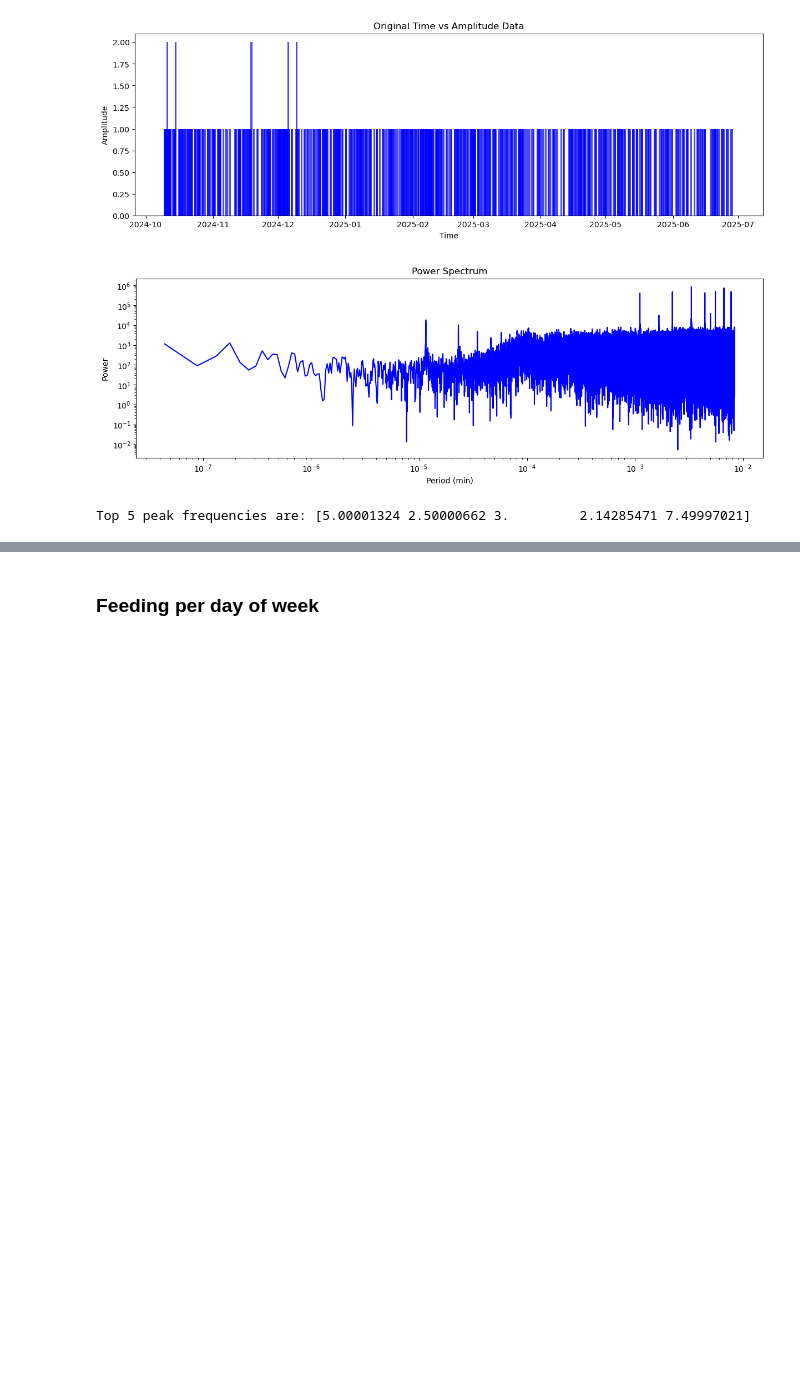
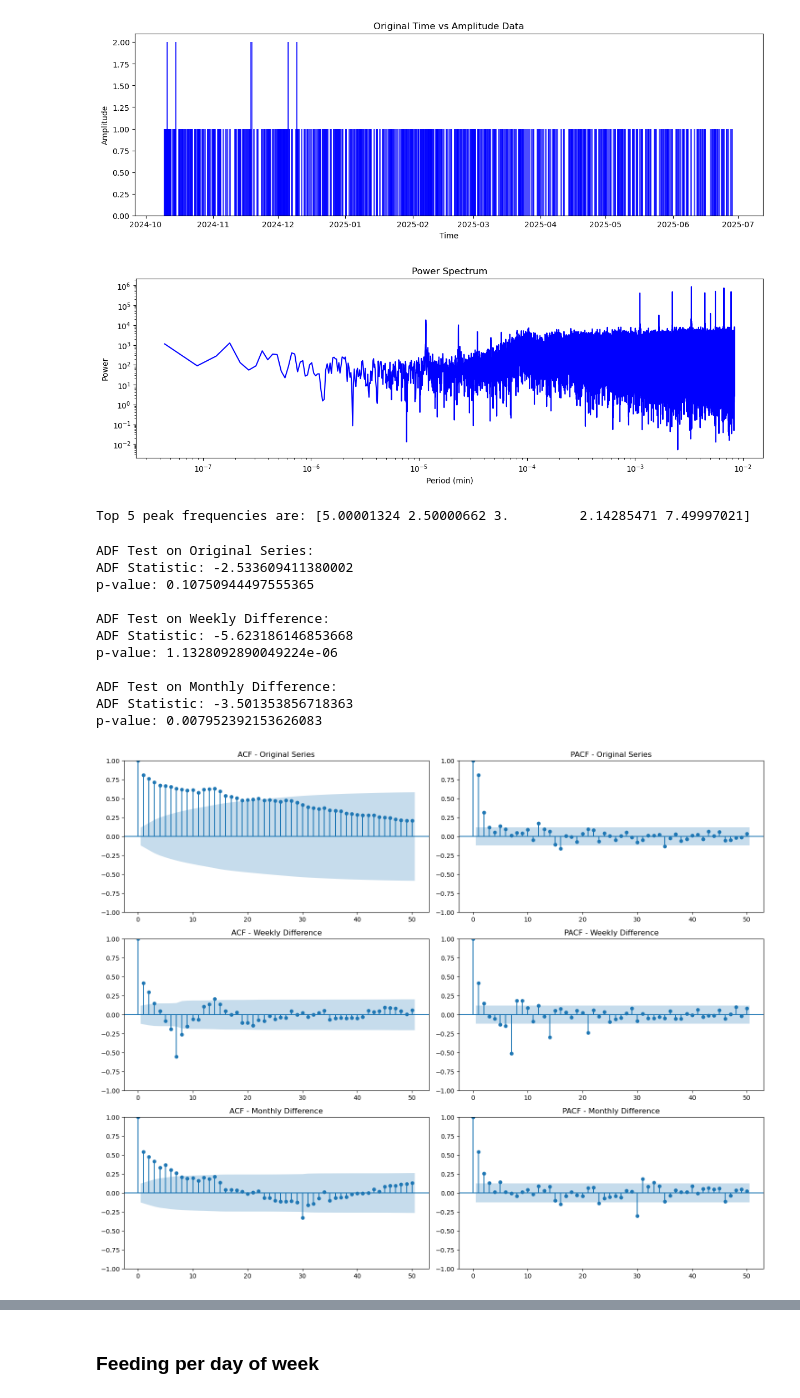
Before and after one commit to deividribeiro/baby_growth_tracking, a Jupyter notebook: mybaby.ipynb, the cells around one changed output, grey strips where cells are left out. Drawn from its saved outputs; the diff is of its cells as text; code cells hidden in the pictures; blank space fills up the shorter version.

Commit message:
Add some time series analysis (based on daily sums)

```diff
--- a/mybaby.ipynb
+++ b/mybaby.ipynb
@@ -246,3 +246,69 @@ top_5_peak_frequencies = peak_frequencies[np.argsort(power_spectrum[np.isin(freq
 print(f"Top 5 peak frequencies are: {(1/top_5_peak_frequencies[::-1])/60}")
 # %% [output]
 Top 5 peak frequencies are: [5.00001324 2.50000662 3.         2.14285471 7.49997021]
+# %%
+from statsmodels.tsa.stattools import adfuller
+from statsmodels.graphics.tsaplots import plot_acf, plot_pacf
+
+# Prepare the time series data from daily feeding totals
+df = get_type_data(full_df, 'bottle')
+daily_totals = group_and_sum_by_day(df, 'enteredDate', ['bottleAmount'], error_value=BOTTLE_ERR)
+feeding_ts = daily_totals['bottleAmount_sum']
+
+# Perform ADF test on original series
+print("ADF Test on Original Series:")
+result = adfuller(feeding_ts)
+print(f'ADF Statistic: {result[0]}')
+print(f'p-value: {result[1]}')
+
+# Create first difference weekly
+feeding_ts_diff_week = feeding_ts.diff(7).dropna()
+print("\nADF Test on Weekly Difference:")
+result = adfuller(feeding_ts_diff_week)
+print(f'ADF Statistic: {result[0]}')
+print(f'p-value: {result[1]}')
+
+# Create first difference monthly
+feeding_ts_diff_month = feeding_ts.diff(30).dropna()
+print("\nADF Test on Monthly Difference:")
+result = adfuller(feeding_ts_diff_month)
+print(f'ADF Statistic: {result[0]}')
+print(f'p-value: {result[1]}')
+
+# Plot ACF/PACF for original series
+fig, ((ax1, ax2), (ax3, ax4), (ax5, ax6)) = plt.subplots(3, 2, figsize=(15, 12))
+
+# Original series
+plot_acf(feeding_ts, lags=50, ax=ax1)
+ax1.set_title('ACF - Original Series')
+plot_pacf(feeding_ts, lags=50, ax=ax2)
+ax2.set_title('PACF - Original Series')
+
+# Weekly difference
+plot_acf(feeding_ts_diff_week, lags=50, ax=ax3)
+ax3.set_title('ACF - Weekly Difference')
+plot_pacf(feeding_ts_diff_week, lags=50, ax=ax4)
+ax4.set_title('PACF - Weekly Difference')
+
+# Monthly difference
+plot_acf(feeding_ts_diff_month, lags=50, ax=ax5)
+ax5.set_title('ACF - Monthly Difference')
+plot_pacf(feeding_ts_diff_month, lags=50, ax=ax6)
+ax6.set_title('PACF - Monthly Difference')
+
+plt.tight_layout()
+plt.savefig("figures/feeding_acf_pacf_differences.png")
+plt.show()
+# %% [output]
+ADF Test on Original Series:
+ADF Statistic: -2.533609411380002
+p-value: 0.10750944497555365
+
+ADF Test on Weekly Difference:
+ADF Statistic: -5.623186146853668
+p-value: 1.1328092890049224e-06
+
+ADF Test on Monthly Difference:
+ADF Statistic: -3.501353856718363
+p-value: 0.007952392153626083
+[figure, added]
```
Also changed, not shown: parts of 7 cells of this notebook.
